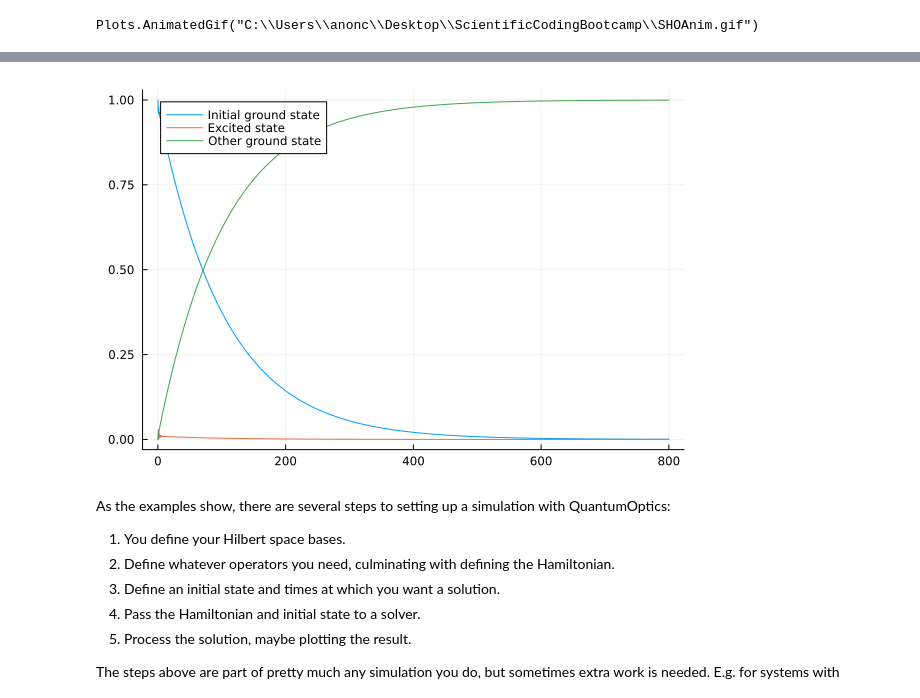
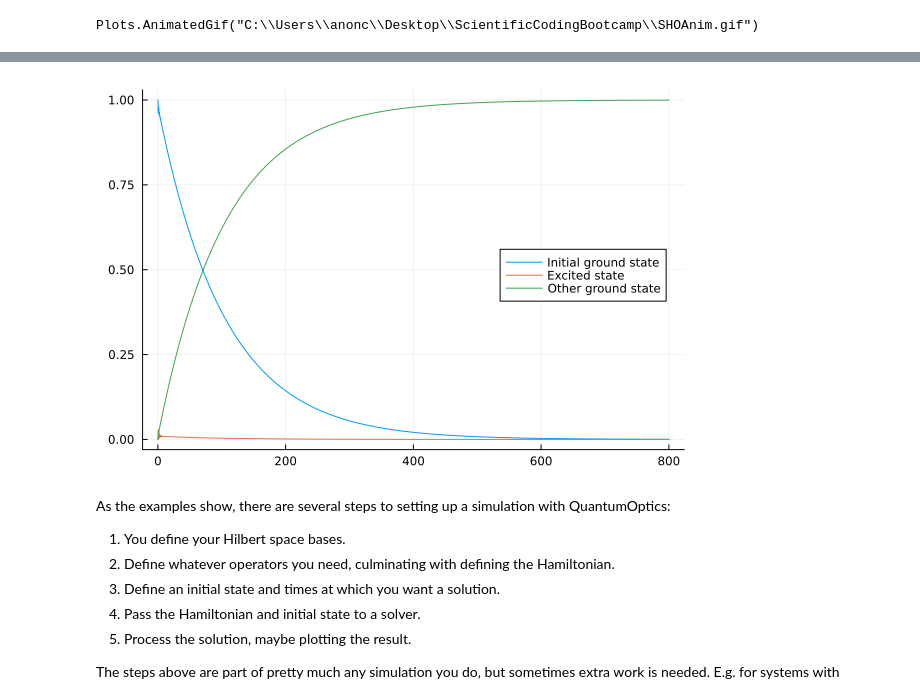
Before and after one commit to orswan/ScientificCodingBootcamp, a Jupyter notebook: Solution - Bootcamp 5 - QuantumOptics.ipynb, the cells around one changed output, grey strips where cells are left out. Drawn from its saved outputs; the diff is of its cells as text; code cells hidden in the pictures.

```diff
--- a/Solution - Bootcamp 5 - QuantumOptics.ipynb
+++ b/Solution - Bootcamp 5 - QuantumOptics.ipynb
@@ -62,44 +76,39 @@ Plots.AnimatedGif("C:\\Users\\anonc\\Desktop\\ScientificCodingBootcamp\\SHOAnim.
 # %%
-#= Second example: A quantum 3-level system.
-Attribution: This example is based on that of https://docs.qojulia.org/examples/raman/
-=#
-
-# Step 0: Define system parameters.
+# System parameters.
 γ₃ = 1.
 Ω = .5γ₃
 Δ₂ = 5γ₃
 Δ₃ = 0.0
 
 # Step 1: Define Hilbert space basis.
 b = NLevelBasis(3)
 
-# Step 2: Define useful operators.
+# Step 2A: Define useful operators.
 σ₁ = transition(b, 1, 2)
 σ₃ = transition(b, 3, 2)
 proj₂ = transition(b, 2, 2)
 proj₃ = σ₃*dagger(σ₃)
 
-# Step 3: Define Hamiltonian and jump operators.
+# Step 2B: Define Hamiltonian and jump operators.
 H = Δ₂*proj₂ + Δ₃*proj₃ + Ω*(σ₁ + dagger(σ₁))
 J = [sqrt(γ₃)*σ₃];
 
-# Step 4: Initial conditions.
+# Step 3: Initial conditions and solution time steps.
 ψ₀ = nlevelstate(b, 1)
-
-
-# Step 5: Solve time evolution.
 tmax = 800/γ₃
 dt = 0.1
 tlist = [0:dt:tmax;]
+
+# Step 4: Solve time evolution.
 tout, ρt = timeevolution.master(tlist, ψ₀, H, J)
 
-# Step 6: Compute level statistics and visualize solution.
+# Step 5: Compute level statistics and visualize solution.
 p1 = [real(expect(σ₁*dagger(σ₁), ρt[t])) for t in 1:length(tout)]
 p2 = [real(expect(proj₂, ρt[t])) for t in 1:length(tout)]
 p3 = [real(expect(proj₃, ρt[t])) for t in 1:length(tout)]
-plot(tout, [p1,p2,p3], labels = ["Initial ground state" "Excited state" "Other ground state"])
+plot(tout, [p1,p2,p3], labels = ["Initial ground state" "Excited state" "Other ground state"], legend=:right)
 # %% [output]
-[figure, old version]
+[figure, new version]
 # %% [markdown]
 As the examples show, there are several steps to setting up a simulation with QuantumOptics:
 1. You define your Hilbert space bases.
```
Also changed, not shown: parts of 19 cells of this notebook.
